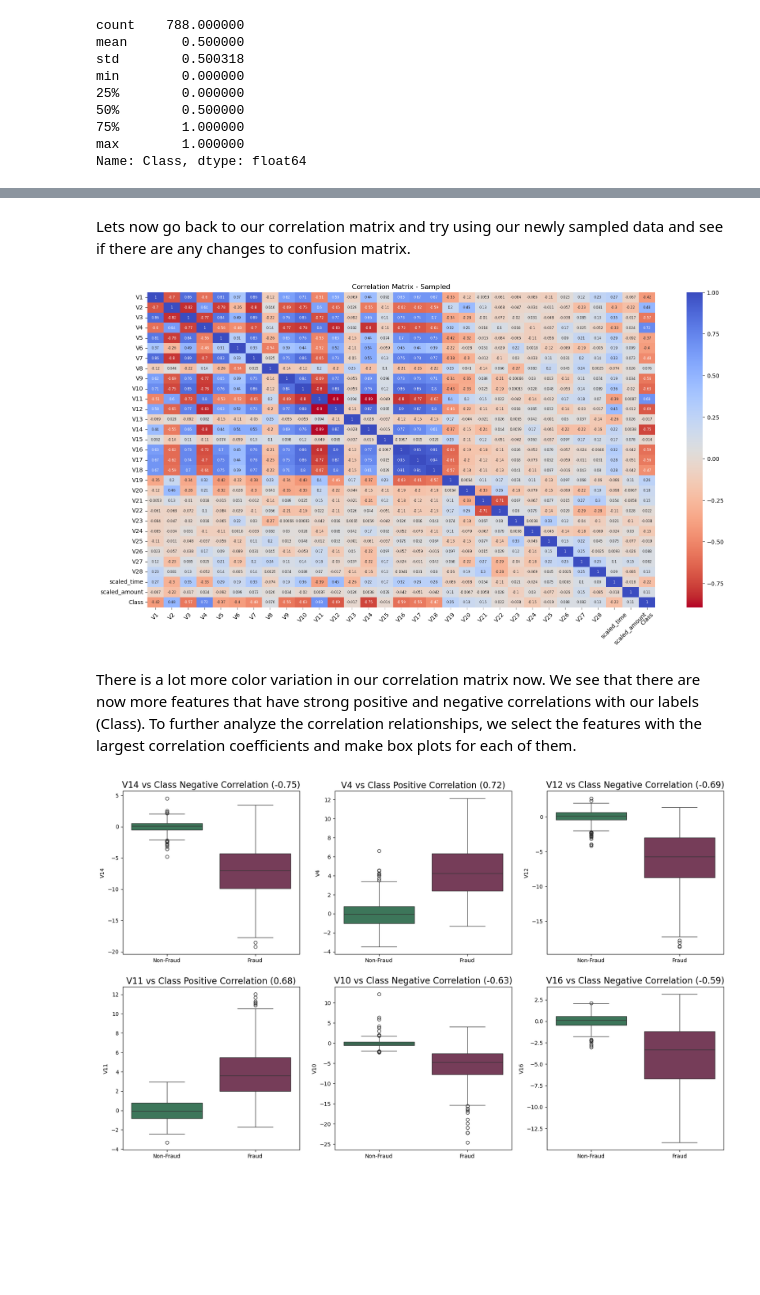
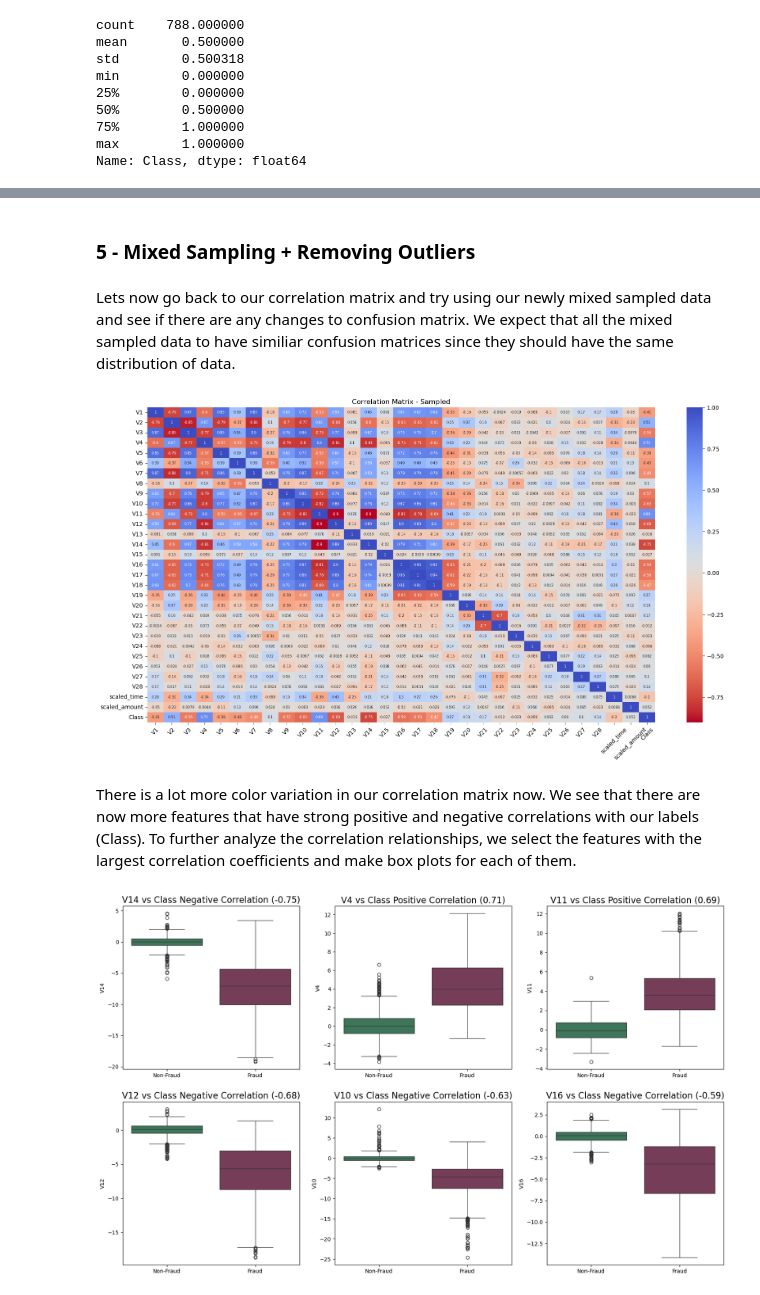
Before and after one commit to iaheung/credit_card_fraud_analysis, a Jupyter notebook: data_prep.ipynb, the cells around one changed output, grey strips where cells are left out. Drawn from its saved outputs; the diff is of its cells as text; code cells hidden in the pictures; blank space fills up the shorter version.

Commit message:
Added different sampling methods to training data

```diff
--- a/data_prep.ipynb
+++ b/data_prep.ipynb
@@ -442,42 +559,46 @@ plt.show()
+# %% [markdown]
+### 5 - Mixed Sampling + Removing Outliers
 # %% [markdown]
-Lets now go back to our correlation matrix and try using our newly sampled data and see if there are any changes to confusion matrix.
+Lets now go back to our correlation matrix and try using our newly mixed sampled data and see if there are any changes to confusion matrix. We expect that all the mixed sampled data to have similiar confusion matrices since they should have the same distribution of data.
 # %%
-corr_sampled = sampled_train.corr()
+# mixed train with 2274 data points, since they were the last saved variables (creating correlation matrix with too many datapoints would require longer runtime as well)
+combined_mixsampled = pd.concat([xtrain_mix, ytrain_mix], axis=1)
+corr_mixsampled = combined_mixsampled.corr()
 plt.figure(figsize=(20, 10))
 ax = plt.gca()
-sns.heatmap(corr_sampled, cmap='coolwarm_r', annot=True, annot_kws={'size': 6}, ax=ax)
+sns.heatmap(corr_mixsampled, cmap='coolwarm_r', annot=True, annot_kws={'size': 6}, ax=ax)
 ax.set_title("Correlation Matrix - Sampled")
 plt.xticks(rotation=45)
 plt.show()
 # %% [output]
-[figure, old version]
+[figure, new version]
 # %% [markdown]
 There is a lot more color variation in our correlation matrix now. We see that there are now more features that have strong positive and negative correlations with our labels (Class). To further analyze the correlation relationships, we select the features with the largest correlation coefficients and make box plots for each of them.
 # %%
 colors = ['#33805a', '#803359']
 
 _, axes = plt.subplots(nrows=2, ncols=3, figsize=(20, 12))
 
 # flatten axes array for iteration
 axes = axes.flatten()
 
 # feature name, plot title
 names = [
     ('V14', 'V14 vs Class Negative Correlation (-0.75)'),
-    ('V4', 'V4 vs Class Positive Correlation (0.72)'),
-    ('V12', 'V12 vs Class Negative Correlation (-0.69)'),
-    ('V11', 'V11 vs Class Positive Correlation (0.68)'),
+    ('V4', 'V4 vs Class Positive Correlation (0.71)'),
+    ('V11', 'V11 vs Class Positive Correlation (0.69)'),
+    ('V12', 'V12 vs Class Negative Correlation (-0.68)'),
     ('V10', 'V10 vs Class Negative Correlation (-0.63)'),
     ('V16', 'V16 vs Class Negative Correlation (-0.59)')
 ]
 
 for ax, (names, title) in zip(axes, names):
-    sns.boxplot(x="Class", y=names, data=sampled_train, palette=colors, ax=ax)
+    sns.boxplot(x="Class", y=names, data=combined_mixsampled, palette=colors, ax=ax)
     ax.set_title(title, fontsize=16)
     ax.set_xlabel('')
     ax.set_xticklabels(['Non-Fraud', 'Fraud'])
 
 plt.show()
 # %% [output]
-[figure, old version]
+[figure, new version]
 # %% [markdown]
```
Also changed, not shown: parts of 15 cells of this notebook, 1 other file.
